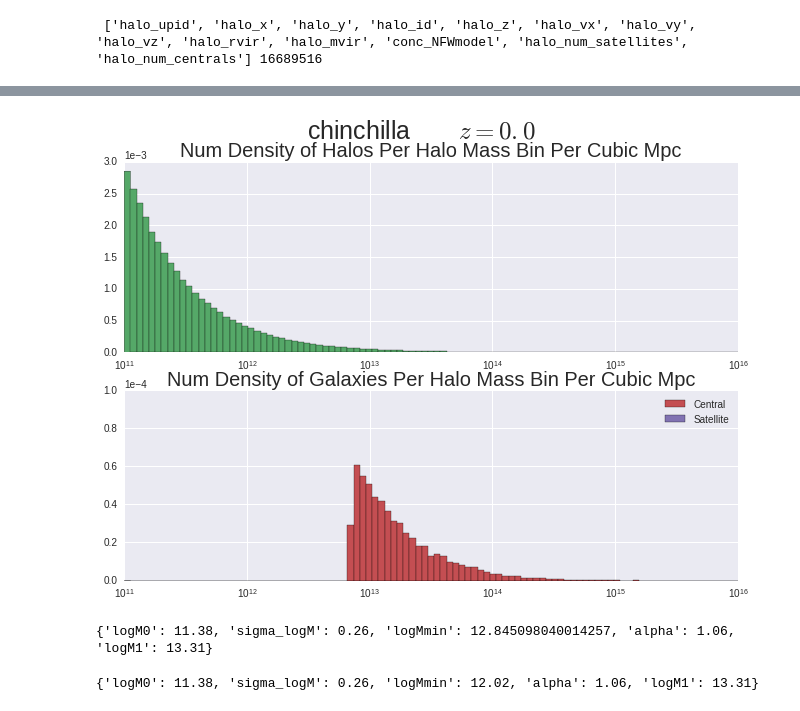
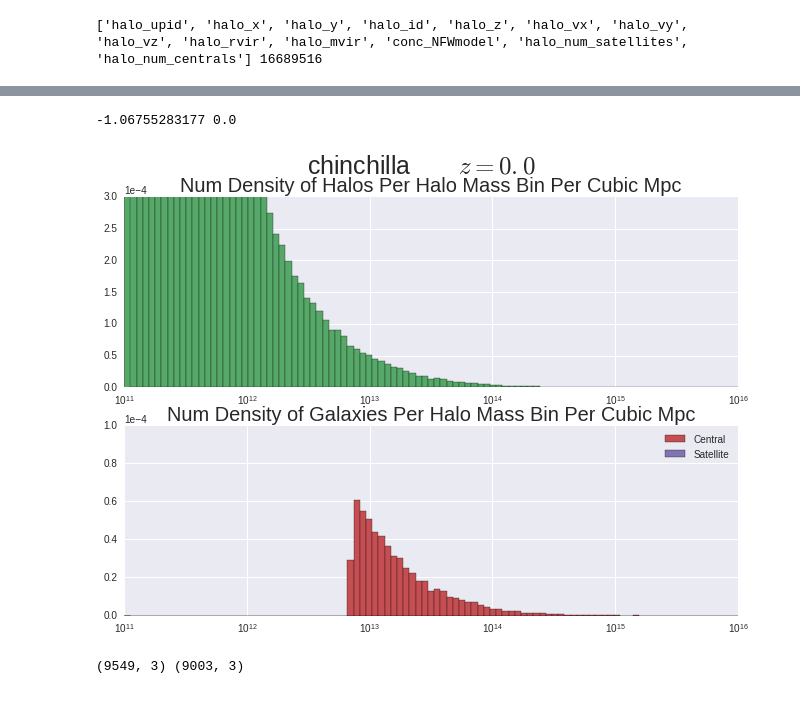
Before and after one commit to mclaughlin6464/HODEmulator, a Jupyter notebook: Number Density.ipynb, the cells around one changed output, grey strips where cells are left out. Cells and saved outputs as stored; diff of their text form; code cells hidden in the pictures.

```diff
--- a/Number Density.ipynb
+++ b/Number Density.ipynb
@@ -89,45 +91,34 @@ np.savetxt('/u/ki/swmclau2/des/HODOutput/numDensities/%s_%s_%.1f_sat_weight.npy'
+# %%
+print sum(ncen/size - np.ones(mass.shape)/size), sum(nsat/size),
+# %% [output]
+-1.06755283177 0.0
 # %%
 fig = plt.figure(figsize = (11,7.5))
 
 plt.subplot(211)
 plt.title("Num Density of Halos Per Halo Mass Bin Per Cubic Mpc",fontsize = 20)
 
 plt.hist(mass, halo_mass, weights = np.ones(mass.shape)/size, color = colors[1])
 plt.xscale('log')
 plt.ticklabel_format(style='sci', axis='y',scilimits=(0,0))
 
 plt.xlim([xmin,xmax])
-plt.ylim([0, 3e-3])
+plt.ylim([0, 3e-4])
 
 plt.subplot(212)
 plt.title("Num Density of Galaxies Per Halo Mass Bin Per Cubic Mpc",fontsize = 20)
 plt.hist(mass, halo_mass,weights = ncen/size, color = colors[2], label = 'Central')
 plt.hist(mass, halo_mass,weights = nsat/size, color = colors[3], label = 'Satellite')
 plt.legend(loc = 'best')
 
 plt.xscale('log')
 plt.ticklabel_format(style='sci', axis='y', scilimits=(0,0))
 
 plt.xlim([xmin,xmax])
 plt.ylim([0, 1e-4])
 
 plt.suptitle('%s\t $z = %.1f$'%(simname, rz), fontsize = 25)
 
 plt.show()
 # %% [output]
-[figure, old version]
+[figure, new version]
-# %%
-print model_instance.param_dict
-# %% [output]
-{'logM0': 11.38, 'sigma_logM': 0.26, 'logMmin': 12.845098040014257, 'alpha': 1.06, 'logM1': 13.31}
-# %%
-model = HodModelFactory(
-        #centrals_occupation = RedMagicCens(redshift = rz),
-        centrals_occupation = Zheng07Cens(redshift = rz),
-        centrals_profile = cens_prof_model,
-        #satellites_occupation = RedMagicSats(redshift = rz),
-        satellites_occupation = Zheng07Sats(redshift = rz),
-        satellites_profile = sats_prof_model)
-print model.param_dict
-# %% [output]
-{'logM0': 11.38, 'sigma_logM': 0.26, 'logMmin': 12.02, 'alpha': 1.06, 'logM1': 13.31}
@@ -133,0 +132,4 @@ print model.param_dict
+# %%
+print halo_pos.shape, gal_pos.shape
+# %% [output]
+(9549, 3) (9003, 3)
```
Also changed, not shown: parts of 8 cells of this notebook, 3 other files.
